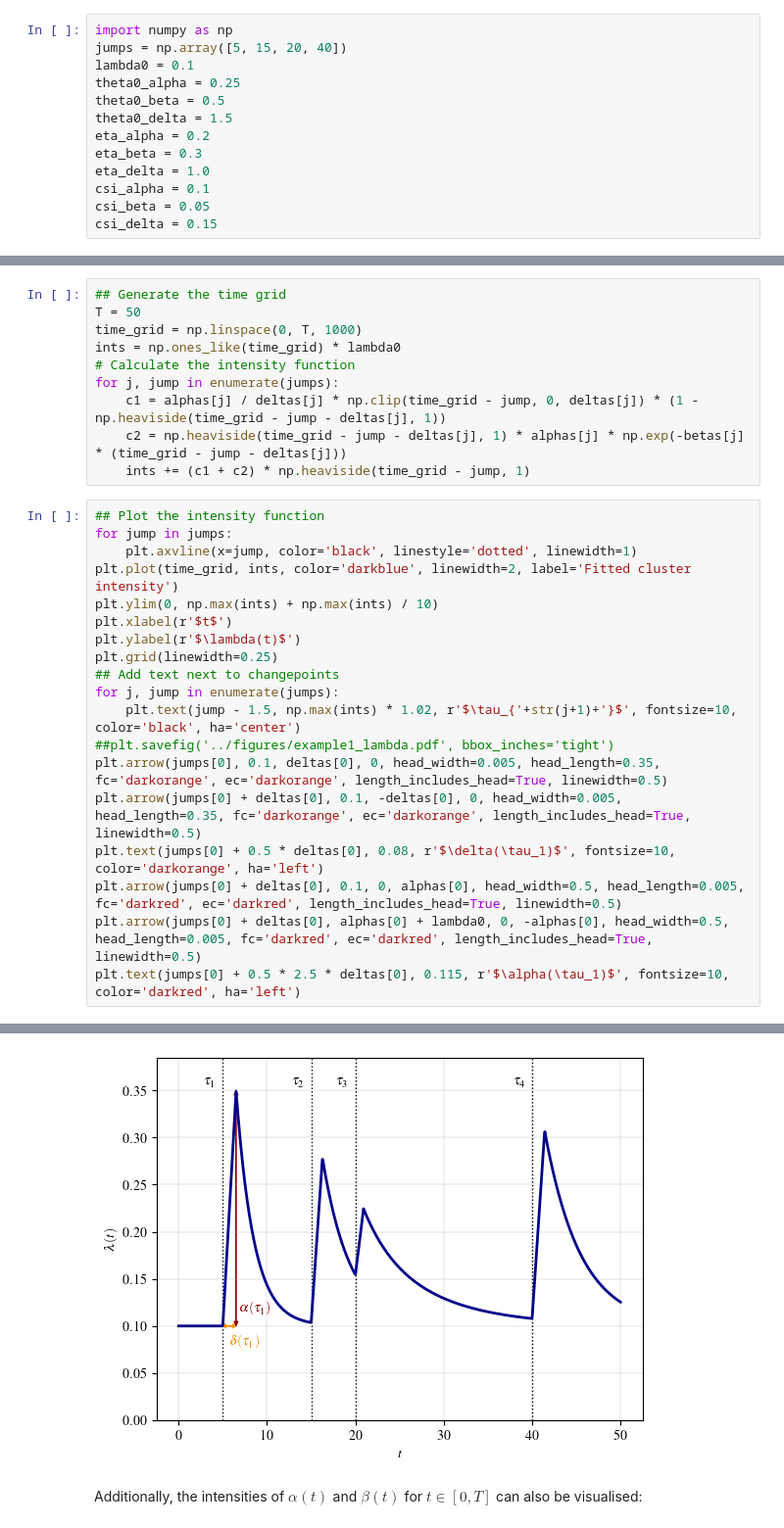
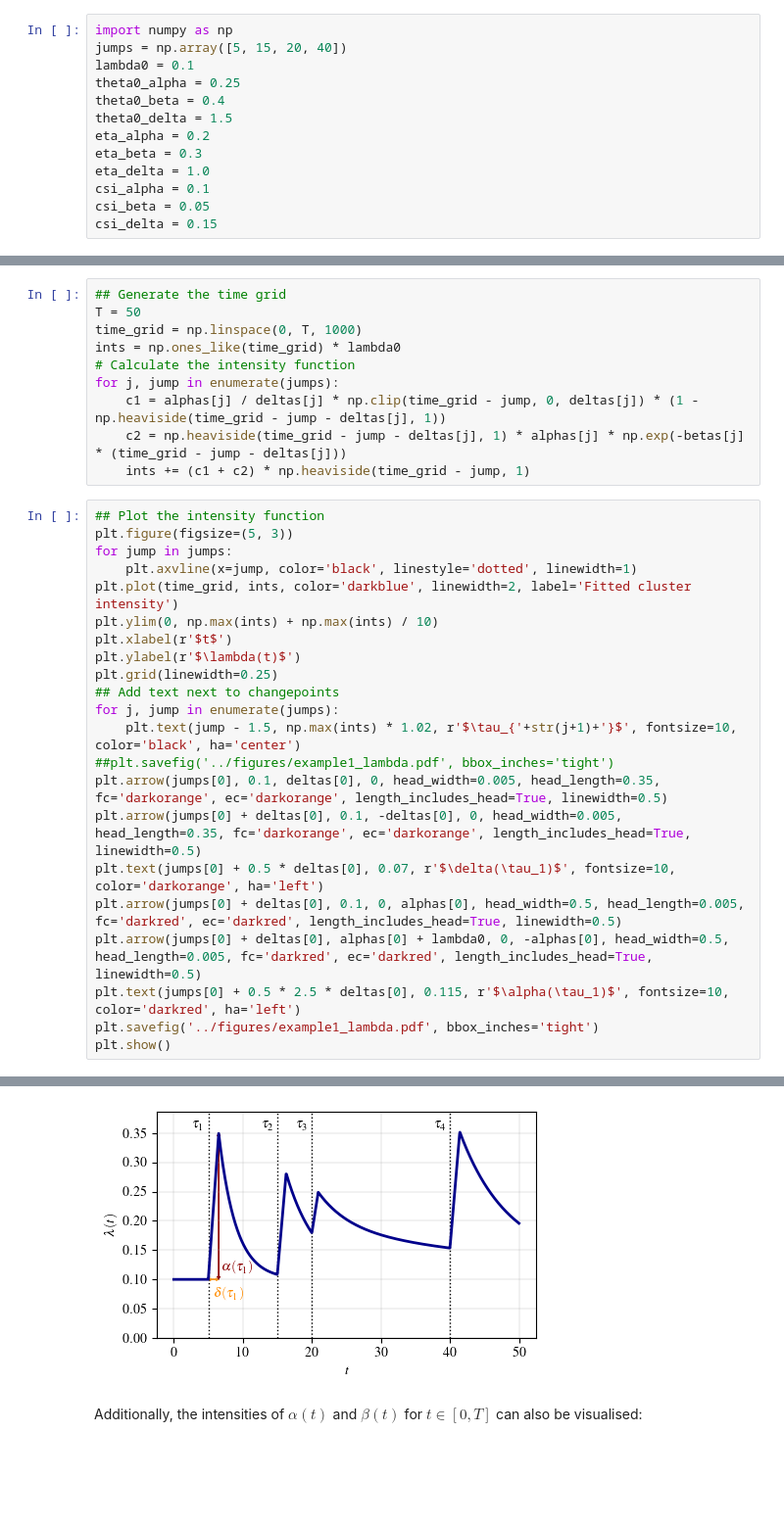
Before and after one commit to fraspass/hep, a Jupyter notebook: notebooks/hierarchical_hawkes_delay.ipynb, the cells around one changed output, grey strips where cells are left out. Shown at 98% size. Drawn from its saved outputs; the diff is of its cells as text; blank space fills up the shorter version.

```diff
--- a/notebooks/hierarchical_hawkes_delay.ipynb
+++ b/notebooks/hierarchical_hawkes_delay.ipynb
@@ -17,7 +17,7 @@ import numpy as np
 jumps = np.array([5, 15, 20, 40])
 lambda0 = 0.1
 theta0_alpha = 0.25
-theta0_beta = 0.5
+theta0_beta = 0.4
 theta0_delta = 1.5
 eta_alpha = 0.2
 eta_beta = 0.3
@@ -46,6 +46,7 @@ for j, jump in enumerate(jumps):
     ints += (c1 + c2) * np.heaviside(time_grid - jump, 1)
 # %%
 ## Plot the intensity function
+plt.figure(figsize=(5, 3))
 for jump in jumps:
     plt.axvline(x=jump, color='black', linestyle='dotted', linewidth=1)
 plt.plot(time_grid, ints, color='darkblue', linewidth=2, label='Fitted cluster intensity')
@@ -59,8 +60,10 @@ for j, jump in enumerate(jumps):
 ##plt.savefig('../figures/example1_lambda.pdf', bbox_inches='tight')
 plt.arrow(jumps[0], 0.1, deltas[0], 0, head_width=0.005, head_length=0.35, fc='darkorange', ec='darkorange', length_includes_head=True, linewidth=0.5)
 plt.arrow(jumps[0] + deltas[0], 0.1, -deltas[0], 0, head_width=0.005, head_length=0.35, fc='darkorange', ec='darkorange', length_includes_head=True, linewidth=0.5)
-plt.text(jumps[0] + 0.5 * deltas[0], 0.08, r'$\delta(\tau_1)$', fontsize=10, color='darkorange', ha='left')
+plt.text(jumps[0] + 0.5 * deltas[0], 0.07, r'$\delta(\tau_1)$', fontsize=10, color='darkorange', ha='left')
 plt.arrow(jumps[0] + deltas[0], 0.1, 0, alphas[0], head_width=0.5, head_length=0.005, fc='darkred', ec='darkred', length_includes_head=True, linewidth=0.5)
 plt.arrow(jumps[0] + deltas[0], alphas[0] + lambda0, 0, -alphas[0], head_width=0.5, head_length=0.005, fc='darkred', ec='darkred', length_includes_head=True, linewidth=0.5)
 plt.text(jumps[0] + 0.5 * 2.5 * deltas[0], 0.115, r'$\alpha(\tau_1)$', fontsize=10, color='darkred', ha='left')
+plt.savefig('../figures/example1_lambda.pdf', bbox_inches='tight')
+plt.show()
 # %% [output]
@@ -68,4 +70,4 @@ Text(6.875, 0.115, '$\\alpha(\\tau_1)$')
-[figure, old version]
+[figure, new version]
 # %% [markdown]
 Additionally, the intensities of $\alpha(t)$ and $\beta(t)$ for $t\in[0,T]$ can also be visualised:
 # %%
```
Also changed, not shown: parts of 4 cells of this notebook, 8 other files.
